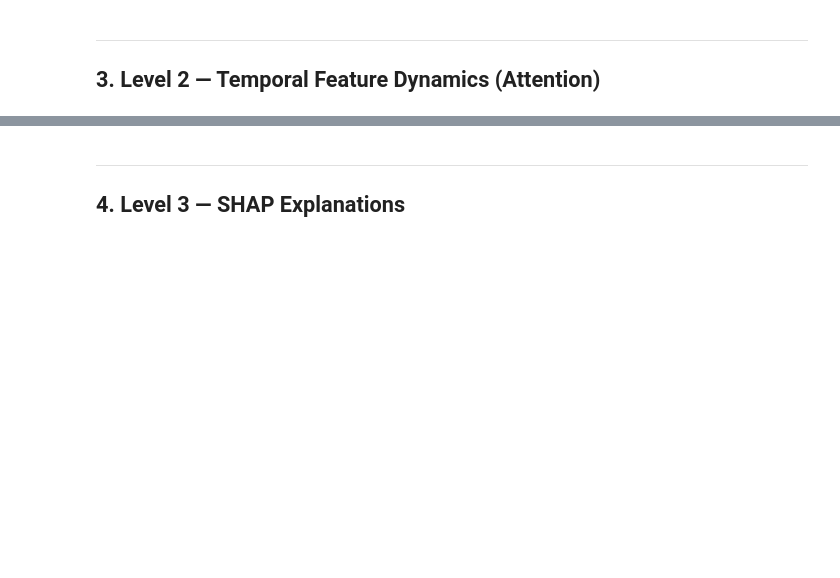
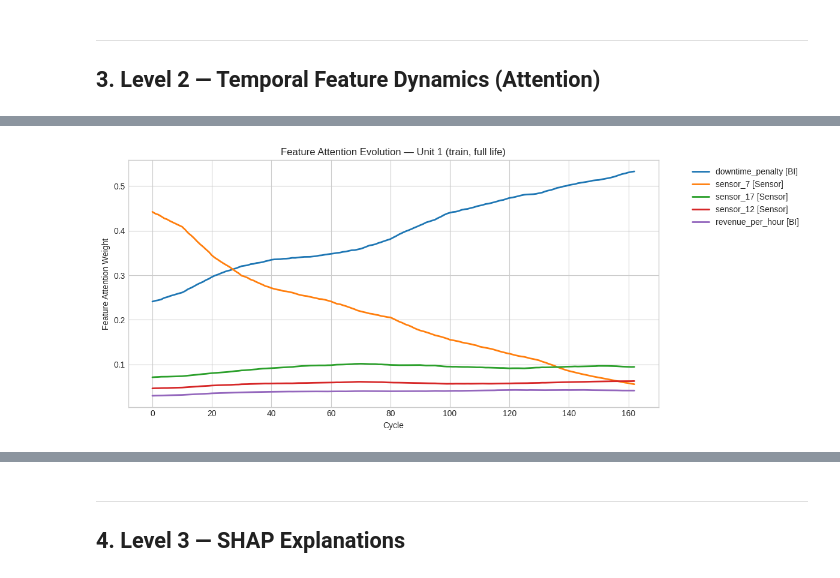
Before and after one commit to f-khadija-benzine/PhD-Project-, a Jupyter notebook: notebooks/W08_Explainability.ipynb, the cells around one changed output, grey strips where cells are left out. Drawn from its saved outputs; the diff is of its cells as text; code cells hidden in the pictures; blank space fills up the shorter version.

```diff
--- a/notebooks/W08_Explainability.ipynb
+++ b/notebooks/W08_Explainability.ipynb
@@ -193,0 +347,35 @@ plot_attention_heatmap(attn_result,
+# %%
+# Sur le train — vie complète jusqu'à la panne
+unit_id = 1
+T = len(tr_aficv[tr_aficv['unit'] == unit_id])
+n_win = max(T - (W - 1), 0)
+
+start = 0
+for u in sorted(tr_aficv['unit'].unique()):
+    if u == unit_id:
+        break
+    T_u = len(tr_aficv[tr_aficv['unit'] == u])
+    start += max(T_u - (W - 1), 0)
+
+# Predict on train unit
+unit_X = X_train_aficv[start:start+n_win]
+unit_outputs = attn_model.predict(unit_X, batch_size=256, verbose=0)
+unit_fw = unit_outputs['feature_weights']  # (n_win, 30, 16)
+unit_fw_avg = np.mean(unit_fw, axis=1)     # (n_win, 16)
+
+top5 = np.argsort(np.mean(unit_fw_avg, axis=0))[::-1][:5]
+
+fig, ax = plt.subplots(figsize=(12, 5))
+for idx in top5:
+    cat = 'BI' if not fn_aficv[idx].startswith('sensor') and not fn_aficv[idx].startswith('setting') else 'Sensor'
+    ax.plot(range(n_win), unit_fw_avg[:, idx], label=f'{fn_aficv[idx]} [{cat}]', linewidth=2)
+ax.set_xlabel('Cycle')
+ax.set_ylabel('Feature Attention Weight')
+ax.set_title(f'Feature Attention Evolution — Unit {unit_id} (train, full life)')
+ax.legend(bbox_to_anchor=(1.05, 1), loc='upper left')
+plt.tight_layout()
+plt.savefig(f'{SAVE_DIR}/level2_attention_evolution_unit{unit_id}_{TIMESTAMP}.png', dpi=150)
+plt.show()
+plt.close()
+# %% [output]
+[figure, added]
```
Also changed, not shown: parts of 24 cells of this notebook.
